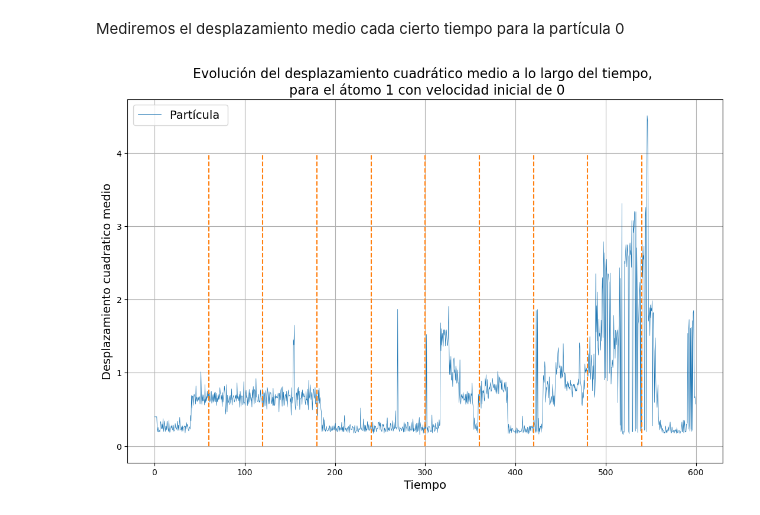
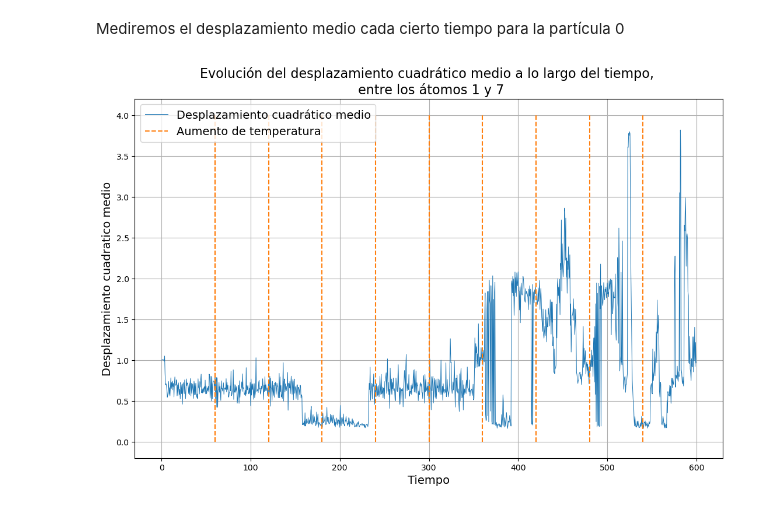
Before and after one commit to liuzhuozhuo/Compu2324, a Jupyter notebook: voluntario1/apartado_7.ipynb, the cells around one changed output. Drawn from its saved outputs; the diff is of its cells as text; code cells hidden in the pictures.

Commit message:
latex

```diff
--- a/voluntario1/apartado_7.ipynb
+++ b/voluntario1/apartado_7.ipynb
@@ -186,9 +186,14 @@ skipped_time = time[::skip]
 plt.plot(skipped_time, T[::skip], label="Energia cinetica")
 plt.plot(skipped_time, V[::skip], label="Energia potencial")
 plt.plot(skipped_time, T[::skip]+V[::skip], label="Energia total")
-plt.xlabel("Tiempo")
-plt.ylabel("Energia")
+plt.vlines(60, -70, 50, color='tab:purple', linestyle='--', label="Cambio de temperatura")
+for i in range(int(Time/60)-1):
+    plt.vlines((i+1)*60, -70, 50, color='tab:purple', linestyle='--')
+plt.xlabel("Tiempo", fontsize=14)
+plt.ylabel("Energia", fontsize=14)
 plt.legend()
-plt.title(f"Evolución de la energia a lo largo del tiempo, para átomos con velocidad inicial de {v_0}")
+plt.title(f"Evolución de la energia a lo largo del tiempo, para átomos con velocidad inicial de {v_0}", fontsize=16)
 plt.grid()
+
+plt.savefig(f"latex/plots/energia_temp_crit.png", bbox_inches='tight', pad_inches=0.1)
 # %% [output]
@@ -233,24 +238,25 @@ Mediremos el desplazamiento medio cada cierto tiempo para la partícula 0
 # %%
 time_between_measurement = 0.01
 desplazamiento = np.zeros(int(Time/(time_between_measurement*skip)))
 n = int(len(data[:,0])/len(desplazamiento))
 for i in range (len(desplazamiento)):
-    desplazamiento[i] = compute_mean_square_displacement(data[:,0][i*n:(i+1)*n], data[:,5][i*n:(i+1)*n])
+    desplazamiento[i] = compute_mean_square_displacement(data[:,0][i*n:(i+1)*n], data[:,6][i*n:(i+1)*n])
 
 fig=plt.figure(figsize=(13,8))
 ax=fig.add_subplot(111)
 
 time_steps = np.arange(0, Time, time_between_measurement*skip)
 
-plt.plot(time_steps, desplazamiento, label=f"Partícula ", lw=0.5)
+plt.plot(time_steps, desplazamiento, label=f"Desplazamiento cuadrático medio", lw=0.7)
+plt.vlines(60, 0, 4, color='tab:orange', linestyle='--', label="Aumento de temperatura")
 for i in range(int(Time/60)-1):
     plt.vlines((i+1)*60, 0, 4, color='tab:orange', linestyle='--')
 plt.xlabel("Tiempo", fontsize=14)
 plt.ylabel("Desplazamiento cuadratico medio", fontsize=14)
 plt.legend(fontsize=14)
-plt.title("Evolución del desplazamiento cuadrático medio a lo largo del tiempo, \n para el átomo 1 con velocidad inicial de 0", fontsize=16)
+plt.title("Evolución del desplazamiento cuadrático medio a lo largo del tiempo, \n entre los átomos 1 y 7", fontsize=16)
 plt.grid()
 
-plt.savefig(f"latex/plots/desplazamiento_temp_crit.png")
+plt.savefig(f"latex/plots/desplazamiento_temp_crit.png", bbox_inches='tight', pad_inches=0.1)
 # %% [output]
-[figure, old version]
+[figure, new version]
```
Also changed, not shown: parts of 1 cell of this notebook, 21 other files.
